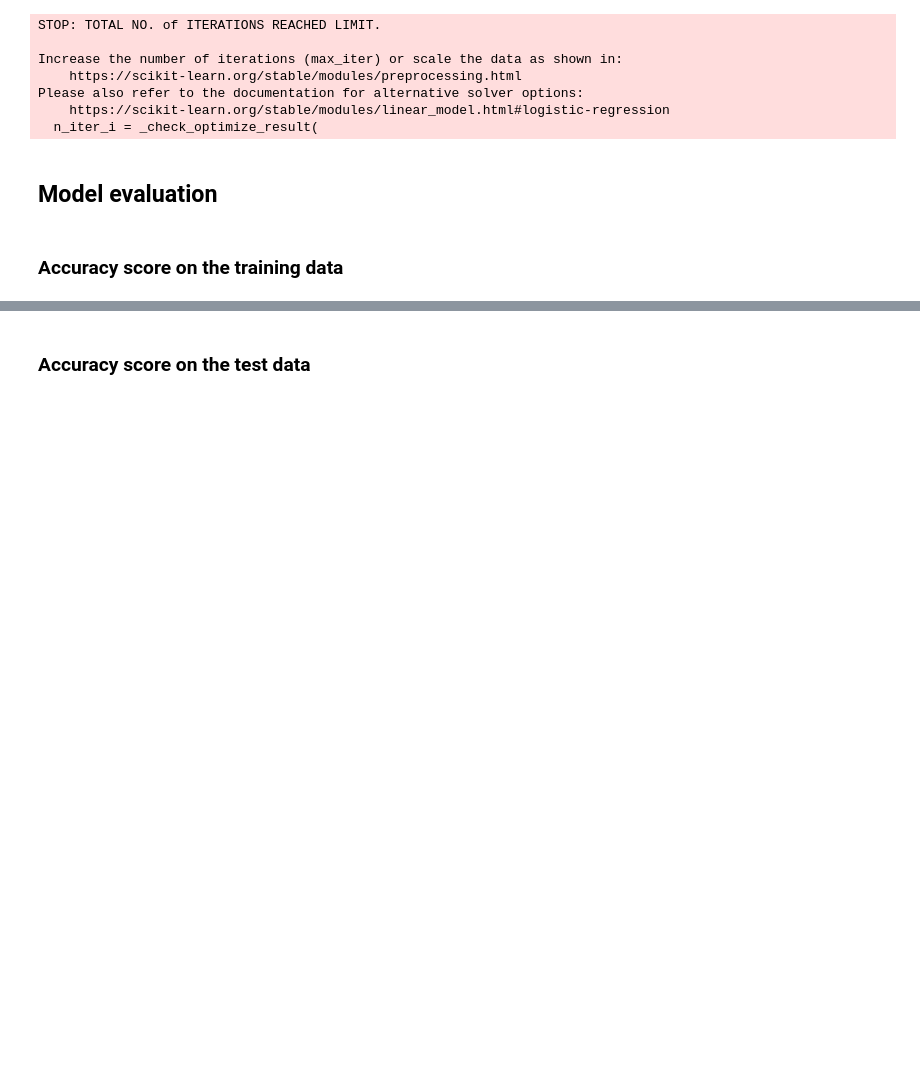
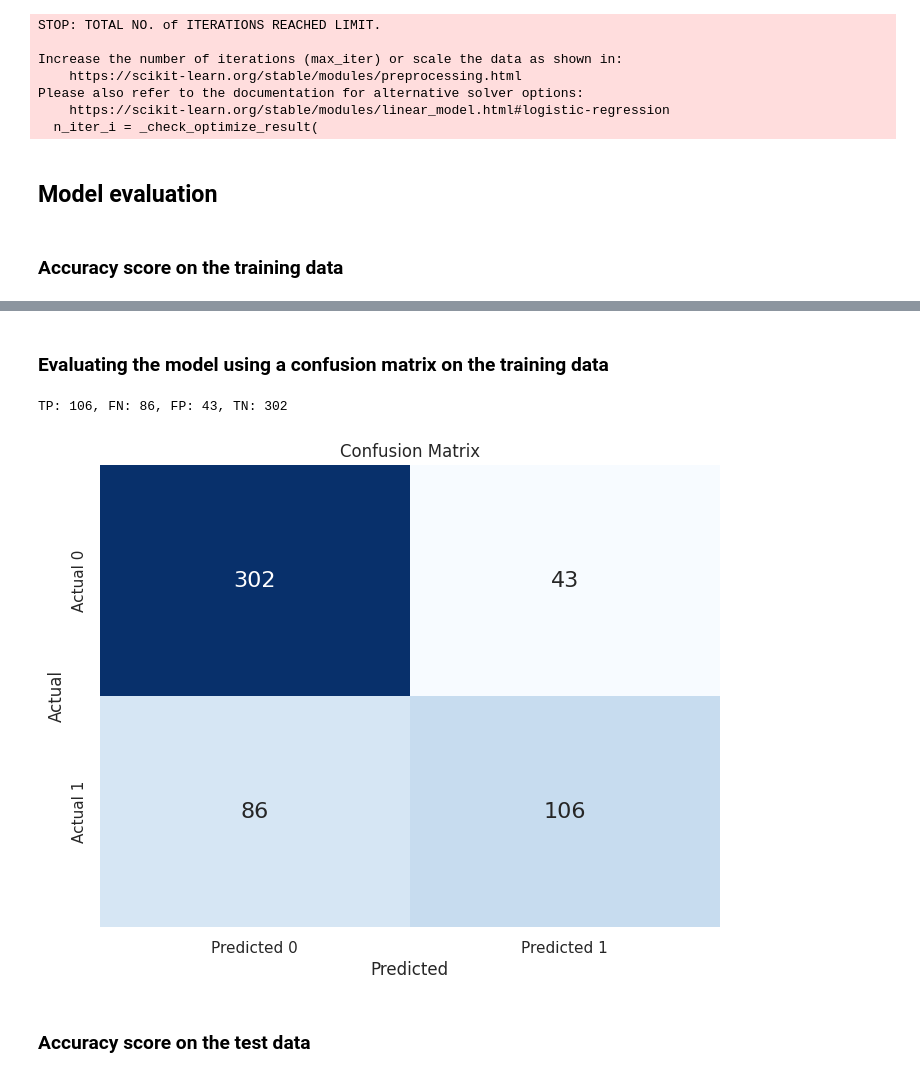
Before and after one commit to alexban14/DataMining_Diabetes_DS, a Jupyter notebook: diabetes_ds_analysis.ipynb, the cells around one changed output, grey strips where cells are left out. Drawn from its saved outputs; the diff is of its cells as text; code cells hidden in the pictures; blank space fills up the shorter version.

```diff
--- a/diabetes_ds_analysis.ipynb
+++ b/diabetes_ds_analysis.ipynb
@@ -212,3 +212,29 @@ Accuracy score of training data:  0.7877094972067039
+# %% [markdown]
+### Evaluating the model using a confusion matrix on the training data
+# %%
+ConfusionMatrix = confusion_matrix(Y_train, X_train_prediction, labels = [1, 0])
+TP, FN, FP, TN = ConfusionMatrix.ravel()
+
+print(f"TP: {TP}, FN: {FN}, FP: {FP}, TN: {TN}")
+
+conf_mx_df = pd.DataFrame(
+    [
+        [TN, FP],
+        [FN, TP],
+    ],
+    index = ['Actual 0', 'Actual 1'],
+    columns = ['Predicted 0', 'Predicted 1']
+)
+
+plt.figure(figsize=(8, 6))
+sns.heatmap(conf_mx_df, annot=True, fmt='d', cmap='Blues', cbar=False, annot_kws={"size": 16})
+plt.xlabel('Predicted')
+plt.ylabel('Actual')
+plt.title('Confusion Matrix')
+plt.show()
+# %% [output]
+TP: 106, FN: 86, FP: 43, TN: 302
+[figure, added]
 # %% [markdown]
 ### Accuracy score on the test data
 # %%
```
Also changed, not shown: parts of 7 cells of this notebook, 1 other file.
